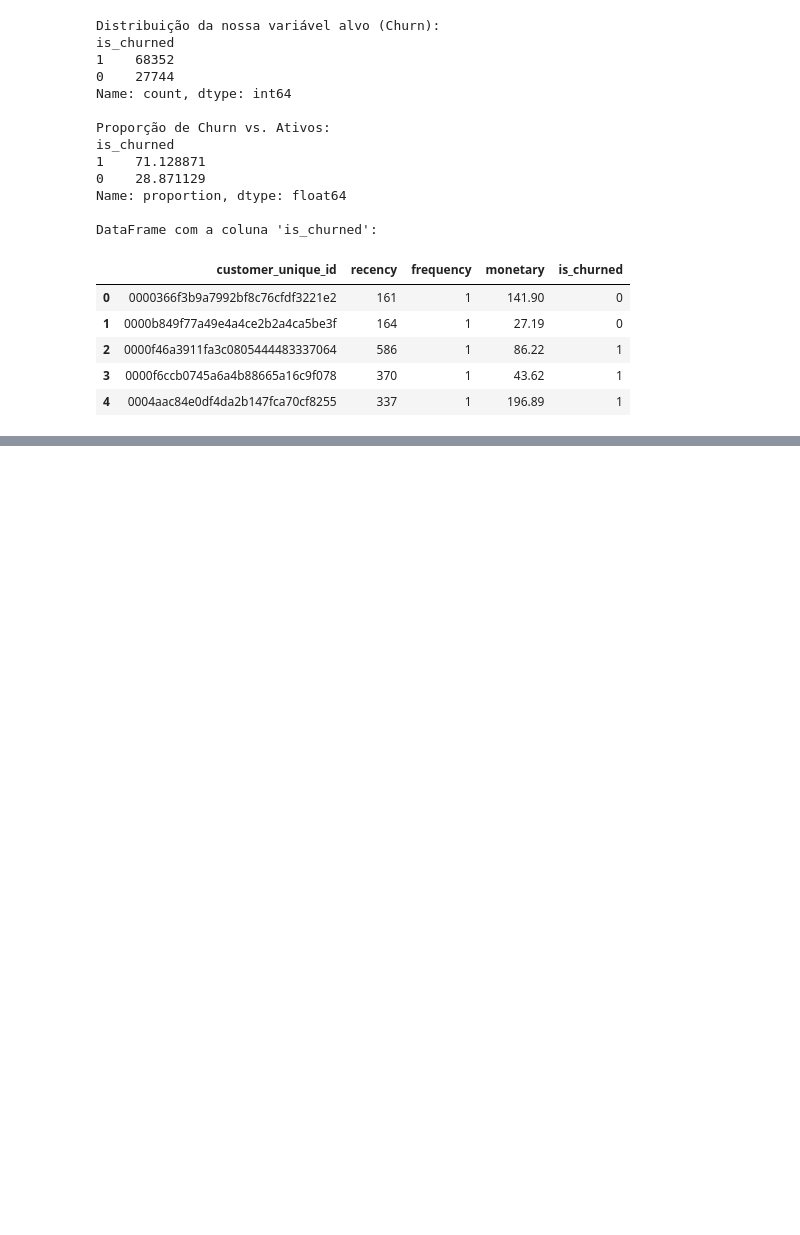
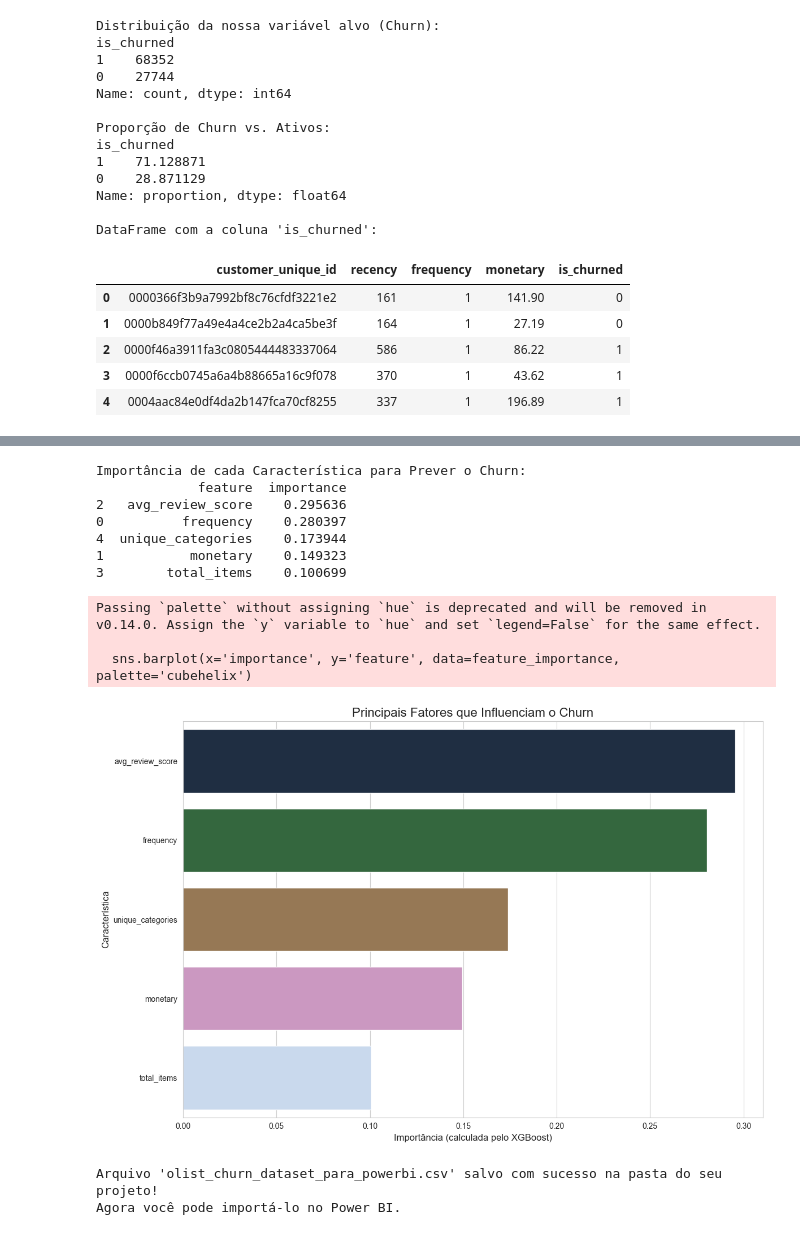
Before and after one commit to VictorHugo56/Advanced_Data_Analysis, a Jupyter notebook: notebooks/01_EDA.ipynb, the cells around one changed output, grey strips where cells are left out. Drawn from its saved outputs; the diff is of its cells as text; code cells hidden in the pictures; blank space fills up the shorter version.

```diff
--- a/notebooks/01_EDA.ipynb
+++ b/notebooks/01_EDA.ipynb
@@ -517,0 +626,54 @@ plt.show()
+# %%
+# --- INTERPRETABILIDADE DO MODELO (SEÇÃO 10): IMPORTÂNCIA DAS CARACTERÍSTICAS ---
+
+# Pega o nosso último e melhor modelo treinado (XGBoost com SMOTE)
+final_model = modelo_xgb_smote
+
+# Cria um DataFrame com a importância de cada característica
+feature_importance = pd.DataFrame({
+    'feature': X_train.columns,
+    'importance': final_model.feature_importances_
+}).sort_values('importance', ascending=False)
+
+print("Importância de cada Característica para Prever o Churn:")
+print(feature_importance)
+
+
+# --- VISUALIZAÇÃO ---
+plt.figure(figsize=(12, 8))
+sns.barplot(x='importance', y='feature', data=feature_importance, palette='cubehelix')
+
+plt.title('Principais Fatores que Influenciam o Churn', fontsize=16)
+plt.xlabel('Importância (calculada pelo XGBoost)', fontsize=12)
+plt.ylabel('Característica', fontsize=12)
+plt.tight_layout()
+plt.savefig('importancia_caracteristicas_churn.png')
+plt.show()
+# %% [output]
+Importância de cada Característica para Prever o Churn:
+             feature  importance
+2   avg_review_score    0.295636
+0          frequency    0.280397
+4  unique_categories    0.173944
+1           monetary    0.149323
+3        total_items    0.100699
+Passing `palette` without assigning `hue` is deprecated and will be removed in v0.14.0. Assign the `y` variable to `hue` and set `legend=False` for the same effect.
+
+  sns.barplot(x='importance', y='feature', data=feature_importance, palette='cubehelix')
+[figure, added]
+# %%
+# --- EXPORTAÇÃO FINAL PARA O POWER BI ---
+
+# Nome do arquivo de saída
+output_file = 'olist_churn_dataset_para_powerbi.csv'
+
+# Salva o DataFrame 'df_modelo' em um arquivo CSV
+# index=False evita que o índice do Pandas seja salvo como uma coluna
+# encoding='utf-8-sig' é uma boa prática para garantir que o Excel e o Power BI leiam caracteres especiais (ç, á) corretamente.
+df_modelo.to_csv(output_file, index=False, encoding='utf-8-sig')
+
+print(f"Arquivo '{output_file}' salvo com sucesso na pasta do seu projeto!")
+print("Agora você pode importá-lo no Power BI.")
+# %% [output]
+Arquivo 'olist_churn_dataset_para_powerbi.csv' salvo com sucesso na pasta do seu projeto!
+Agora você pode importá-lo no Power BI.
```
Also changed, not shown: parts of 4 cells of this notebook, 5 other files.
